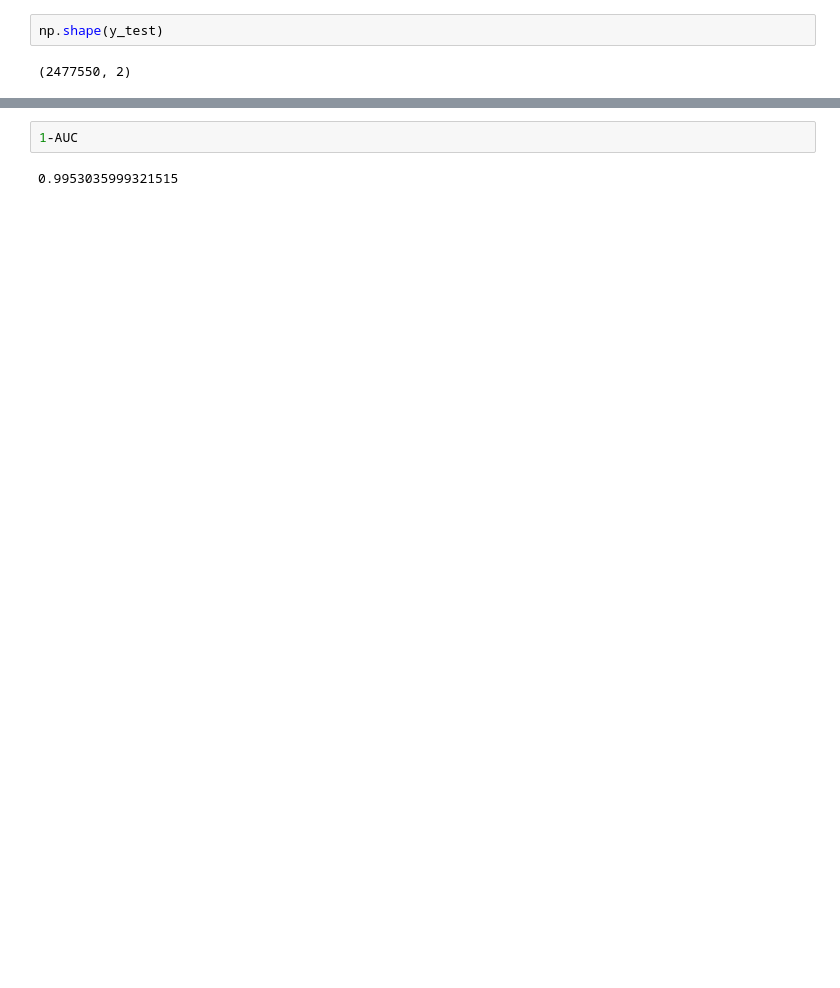
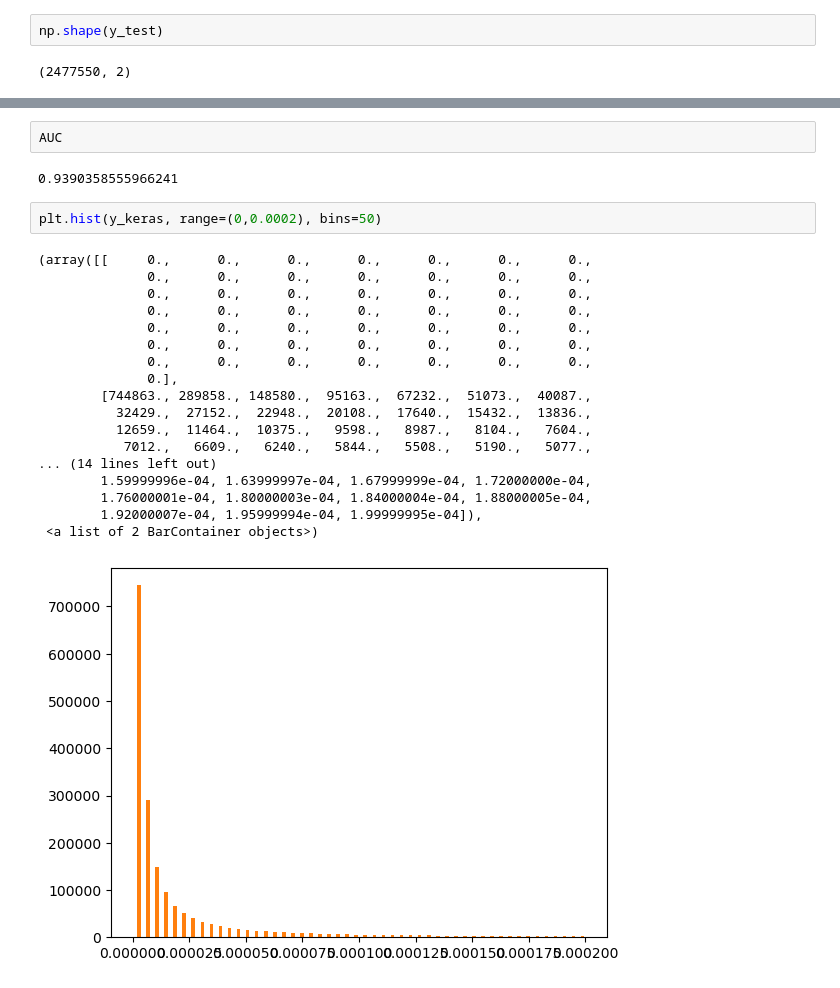
Before and after one commit to jprendi/thesis, a Jupyter notebook: supervised_classifier.ipynb, the cells around one changed output, grey strips where cells are left out. Drawn from its saved outputs; the diff is of its cells as text; blank space fills up the shorter version.

```diff
--- a/supervised_classifier.ipynb
+++ b/supervised_classifier.ipynb
@@ -150,4 +125,25 @@ plt.ylim([10**-(6), 1.05])
-# %%
-1-AUC
-# %% [output]
-0.9953035999321515
+# %%
+AUC
+# %% [output]
+0.9390358555966241
+# %%
+plt.hist(y_keras, range=(0,0.0002), bins=50)
+# %% [output]
+(array([[     0.,      0.,      0.,      0.,      0.,      0.,      0.,
+              0.,      0.,      0.,      0.,      0.,      0.,      0.,
+              0.,      0.,      0.,      0.,      0.,      0.,      0.,
+              0.,      0.,      0.,      0.,      0.,      0.,      0.,
+              0.,      0.,      0.,      0.,      0.,      0.,      0.,
+              0.,      0.,      0.,      0.,      0.,      0.,      0.,
+              0.,      0.,      0.,      0.,      0.,      0.,      0.,
+              0.],
+        [744863., 289858., 148580.,  95163.,  67232.,  51073.,  40087.,
+          32429.,  27152.,  22948.,  20108.,  17640.,  15432.,  13836.,
+          12659.,  11464.,  10375.,   9598.,   8987.,   8104.,   7604.,
+           7012.,   6609.,   6240.,   5844.,   5508.,   5190.,   5077.,
+... (14 lines left out)
+        1.59999996e-04, 1.63999997e-04, 1.67999999e-04, 1.72000000e-04,
+        1.76000001e-04, 1.80000003e-04, 1.84000004e-04, 1.88000005e-04,
+        1.92000007e-04, 1.95999994e-04, 1.99999995e-04]),
+ <a list of 2 BarContainer objects>)
+[figure, added]
```
Also changed, not shown: parts of 11 cells of this notebook, 2 other files.
